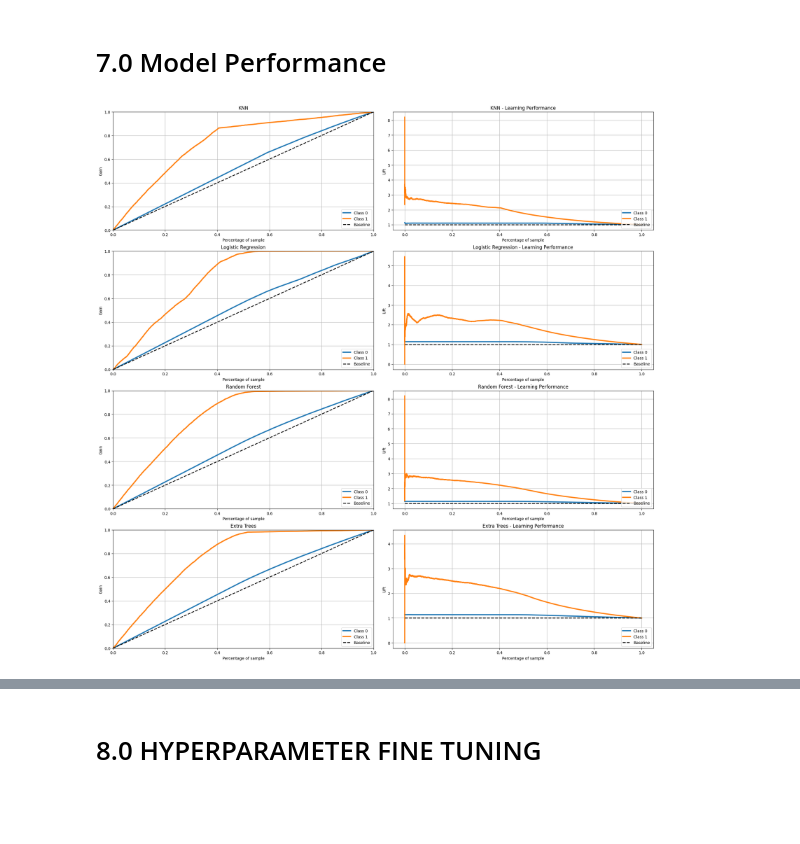
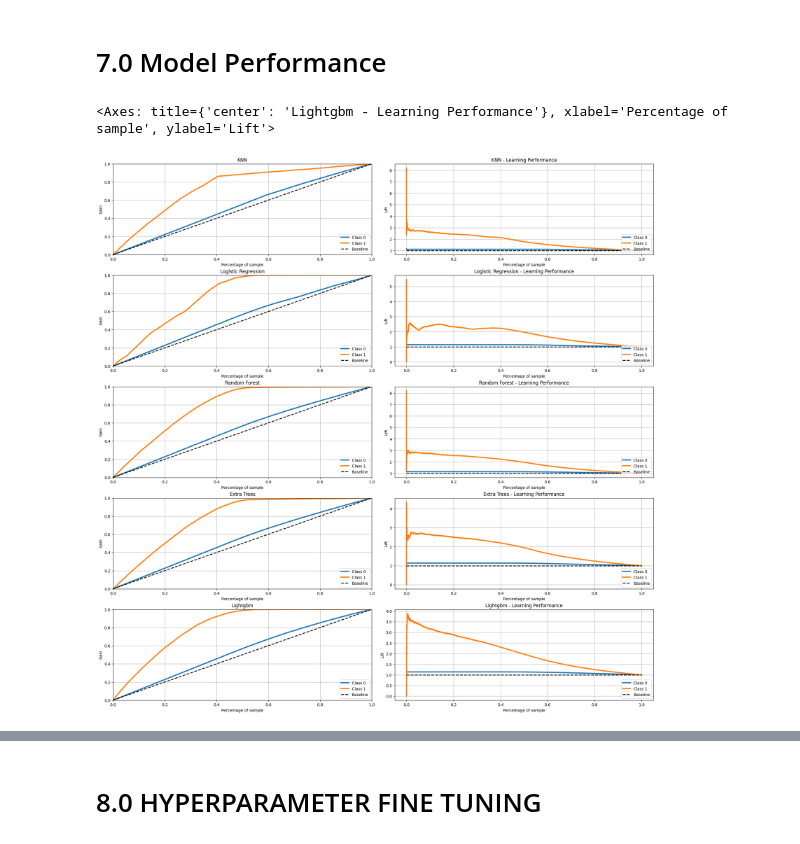
Before and after one commit to aroldobrancalhao/health_insurance, a Jupyter notebook: notebboks/Deploy to Production.ipynb, the cells around one changed output, grey strips where cells are left out. Saved outputs shown, nothing was run; the diff lists cells and outputs as text; code cells hidden in the pictures; blank space fills up the shorter version.

Commit message:
Alterado o modelo para LightGBM

```diff
--- a/notebboks/Deploy to Production.ipynb
+++ b/notebboks/Deploy to Production.ipynb
@@ -713,0 +717,9 @@ yhat_et = model_et.predict_proba(X_validation_model)
+# %%
+# model definition
+model_lgbm = lgb.LGBMClassifier(random_state=42, n_jobs=-1)
+
+# Treinamento do modelo
+model_lgbm.fit(X_train_model, y_train_model)
+
+# Previsão do modelo
+yhat_lgbm = model_lgbm.predict_proba(X_validation_model)
@@ -718,34 +738,39 @@ from matplotlib.gridspec import GridSpec
 # %%
 fig = plt.figure(figsize = (20,20), constrained_layout = True)
 
 # create a grid for plotting
-specs = GridSpec( ncols = 2, nrows = 4, figure = fig)
+specs = GridSpec( ncols = 2, nrows = 5, figure = fig)
 
 ax1 = fig.add_subplot( specs[0,0] )
 ax2 = fig.add_subplot( specs[0,1] )
 
 ax3 = fig.add_subplot( specs[1,0] )
 ax4 = fig.add_subplot( specs[1,1] )
 
 ax5 = fig.add_subplot( specs[2,0] )
 ax6 = fig.add_subplot( specs[2,1] )
 
 ax7 = fig.add_subplot( specs[3,0] )
 ax8 = fig.add_subplot( specs[3,1] )
 
-
+ax9 = fig.add_subplot( specs[4,0] )
+ax10 = fig.add_subplot( specs[4,1] )
 
 skplt.metrics.plot_cumulative_gain(y_validation_model,yhat_knn, title='KNN', ax=ax1)
 skplt.metrics.plot_lift_curve( y_validation_model, yhat_knn, title = 'KNN - Learning Performance', ax = ax2 );
 
 skplt.metrics.plot_cumulative_gain(y_validation_model,yhat_lr, title='Logistic Regression', ax=ax3)
 skplt.metrics.plot_lift_curve( y_validation_model, yhat_lr, title = 'Logistic Regression - Learning Performance', ax = ax4 );
 
 skplt.metrics.plot_cumulative_gain(y_validation_model,yhat_rf, title='Random Forest', ax=ax5 )
 skplt.metrics.plot_lift_curve( y_validation_model, yhat_rf, title = 'Random Forest - Learning Performance', ax = ax6 );
 
 skplt.metrics.plot_cumulative_gain(y_validation_model,yhat_et,title='Extra Trees', ax=ax7)
 skplt.metrics.plot_lift_curve( y_validation_model, yhat_et, title = 'Extra Trees - Learning Performance', ax = ax8 );
+
+skplt.metrics.plot_cumulative_gain(y_validation_model,yhat_lgbm,title='Lightgbm', ax=ax9)
+skplt.metrics.plot_lift_curve( y_validation_model, yhat_lgbm, title = 'Lightgbm - Learning Performance', ax = ax10 )
 # %% [output]
+<Axes: title={'center': 'Lightgbm - Learning Performance'}, xlabel='Percentage of sample', ylabel='Lift'>
-[figure, old version]
+[figure, new version]
 # %%
```
Also changed, not shown: parts of 21 cells of this notebook, 1 other file.
